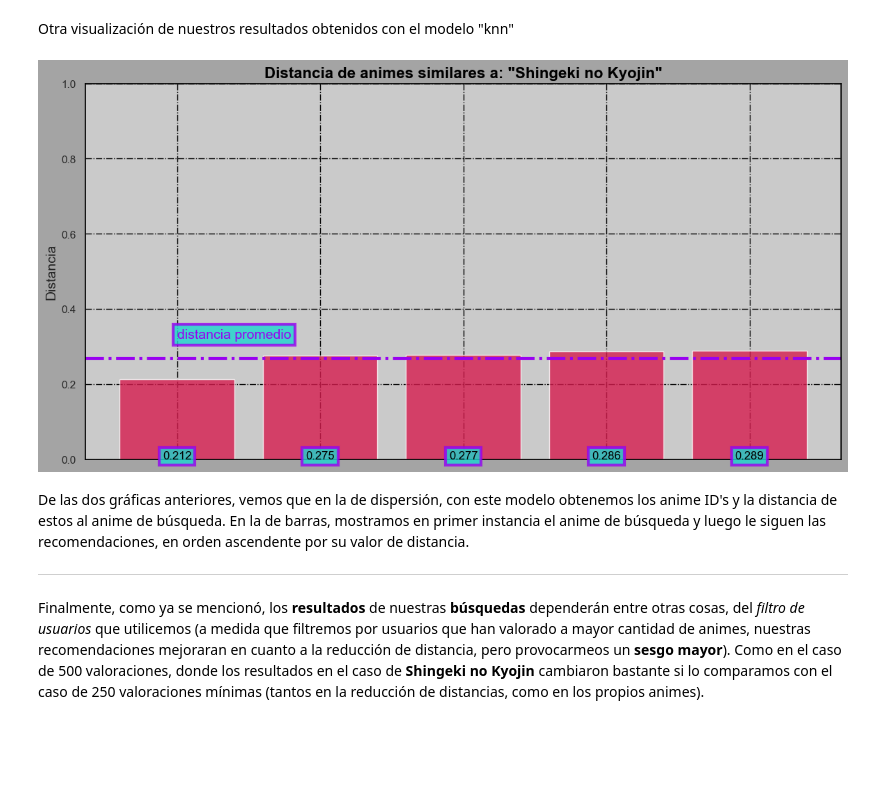
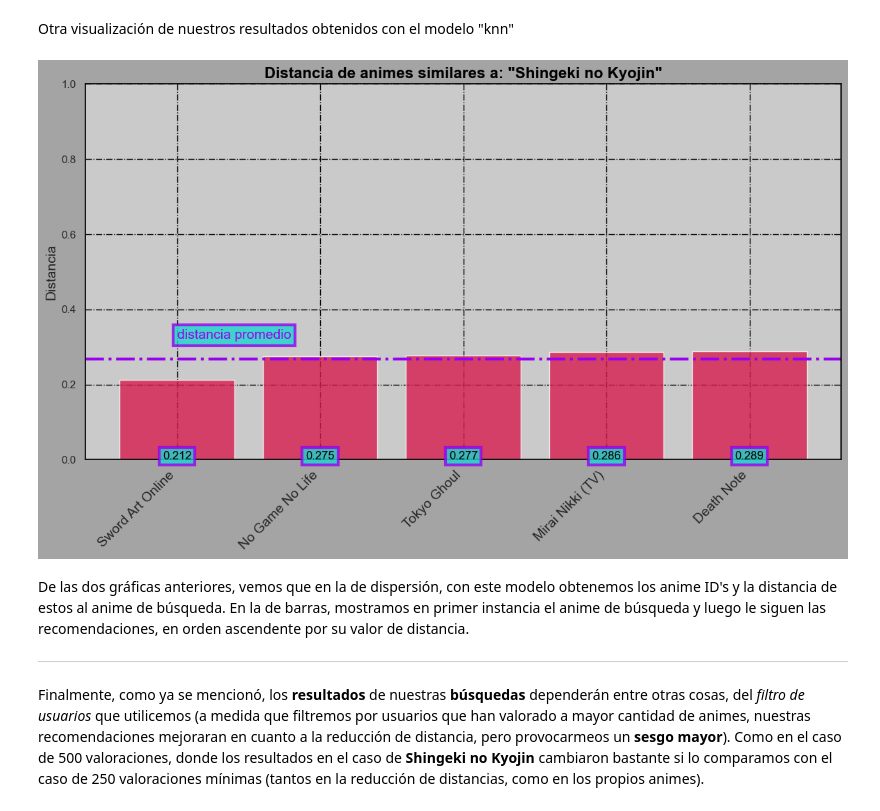
Before and after one commit to yamilb87/Anime-Recommendation-System, a Jupyter notebook: Anime_SystemRecommendation.ipynb, the cells around one changed output. Drawn from its saved outputs; the diff is of its cells as text; code cells hidden in the pictures; blank space fills up the shorter version.

```diff
--- a/Anime_SystemRecommendation.ipynb
+++ b/Anime_SystemRecommendation.ipynb
@@ -605,7 +682,9 @@ Name: user_id, Length: 19949, dtype: int64
 Crearemos una tabla con **títulos de anime** como filas y **user_id** como columnas. Esto nos permitirá crear una [matriz dispersa](https://pfafner.github.io/opt2021/aulas/Aula12.pdf) con la cual podremos utiilizar la _similitud del coseno_
 # %%
 # Tabla Pivot
-anime_pivot=anime_feature.pivot_table(index='anime_title',columns='user_id',values='user_rating').fillna(0)
+anime_pivot = anime_feature.pivot_table(
+    index="anime_title", columns="user_id", values="user_rating"
+).fillna(0)
 print(f"Tabla de {len(anime_pivot.values)} filas x {len(anime_pivot.columns)} columnas")
 anime_pivot.head()
 # %% [output]
@@ -758,0 +795,14 @@ Recomendaciones para "Shingeki no Kyojin" - ID: 7841
+# %%
+# Resultados obtenidos de la búsqueda 👍
+zipped = zip(indices.flatten(), distances.flatten())
+
+# Usar next quita el primer resultado del generador, por lo que en el for
+# larga desde el segundo resultado.
+first = next(zipped)  # Primer resultado
+
+print(f'Animes recomendados para "{anime_pivot.index[first[0]]}" - [ID:{first[0]}]\n')
+
+for i, (index, distance) in enumerate(zipped):
+    print(
+        f"Recomendación #{i+1}: {anime_pivot.index[index]} - [ID:{index}], con una distancia de {distance:.4f}."
+    )
@@ -897,27 +1011,36 @@ ax.grid(True)
 Otra visualización de nuestros resultados obtenidos con el modelo "knn"
 # %%
 # Gráfica de barra para visualizar la recomendación
-fig, ax = plt.subplots(figsize=(14,7))
+fig, ax = plt.subplots(figsize=(14, 7))
 x = [anime_pivot.index[i] for i in indices.flatten()]
-y = np.delete(np.around(distances.flatten(),3),0)     # nos quedamos con los resultados de recomendacion y excluimos el anime de búsqueda.
-x_busqueda = x.pop(0)                                 # guardamos el primer elemento y lo eliminamos, ya que solo tomamos los animes obtenidos como resultado del modelo.
+y = np.delete(
+    np.round(distances.flatten(), 3), 0
+)  # nos quedamos con los resultados de recomendacion y excluimos el anime de búsqueda.
+x_busqueda = x.pop(
+    0
+)  # guardamos el primer elemento y lo eliminamos, ya que solo tomamos los animes obtenidos como resultado del modelo.
 
-ax.bar(x, y, color='#D61C4E', alpha=0.8)
-fontdict = {'fontsize': 16,
-            'weight': 'bold'}
+ax.bar(x, y, color="#D61C4E", alpha=0.8)
+fontdict = {"fontsize": 16, "weight": "bold"}
 
-ax.set_title('Distancia de animes similares a: "{}"'.format(x_busqueda),fontdict=fontdict)
-ax.set_xticklabels(ax.get_xticklabels(), rotation=45, ha='right', fontsize = 14)
-ax.set_ylabel('Distancia', fontsize = 14)
-ax.axhline(y=y.mean(), color='#9900F0', linestyle='-.', linewidth=3) # se grafica recta horizontal con el promedio de las distancias de los animes recomendados por el modelo
-ax.text(x=x[0],y=y.mean()*1.2,s='distancia promedio',
-        color='#9900F0',
-        fontsize=14,
-        bbox=dict(boxstyle="square,pad=0.3",fc="#1CD6CE",ec="#9900F0",lw=3, alpha=0.8))
+ax.set_title(f'Distancia de animes similares a: "{x_busqueda}"', fontdict=fontdict)
+ax.set_xticklabels(ax.get_xticklabels(), rotation=45, ha="right", fontsize=14)
+ax.set_ylabel("Distancia", fontsize=14)
+ax.axhline(
+    y=y.mean(), color="#9900F0", linestyle="-.", linewidth=3
+)  # se grafica recta horizontal con el promedio de las distancias de los animes recomendados por el modelo
+ax.text(
+    x=x[0],
+    y=y.mean() * 1.2,
+    s="distancia promedio",
+    color="#9900F0",
+    fontsize=14,
+    bbox=dict(boxstyle="square,pad=0.3", fc="#1CD6CE", ec="#9900F0", lw=3, alpha=0.8),
+)
 ax.set_ylim([0, 1])
-addlabels(x,y)
+addlabels(x, y)
 # %% [output]
-[figure, old version]
+[figure, new version]
 # %% [markdown]
 De las dos gráficas anteriores, vemos que en la de dispersión, con este modelo obtenemos los anime ID's y la distancia de estos al anime de búsqueda. En la de barras, mostramos en primer instancia el anime de búsqueda y luego le siguen las recomendaciones, en orden ascendente por su valor de distancia.
 
```
Also changed, not shown: parts of 43 cells of this notebook, 1 other file.
